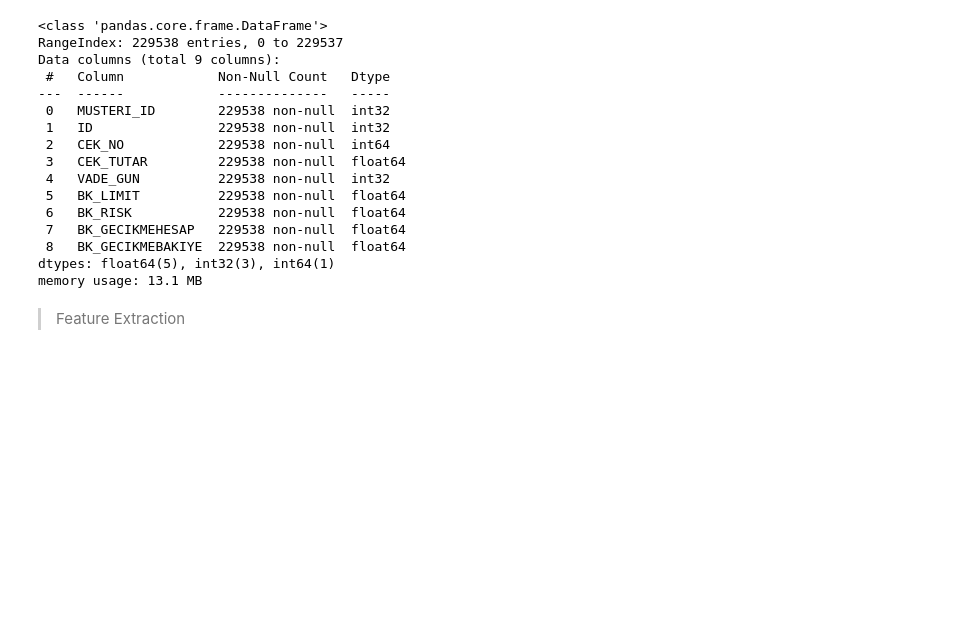
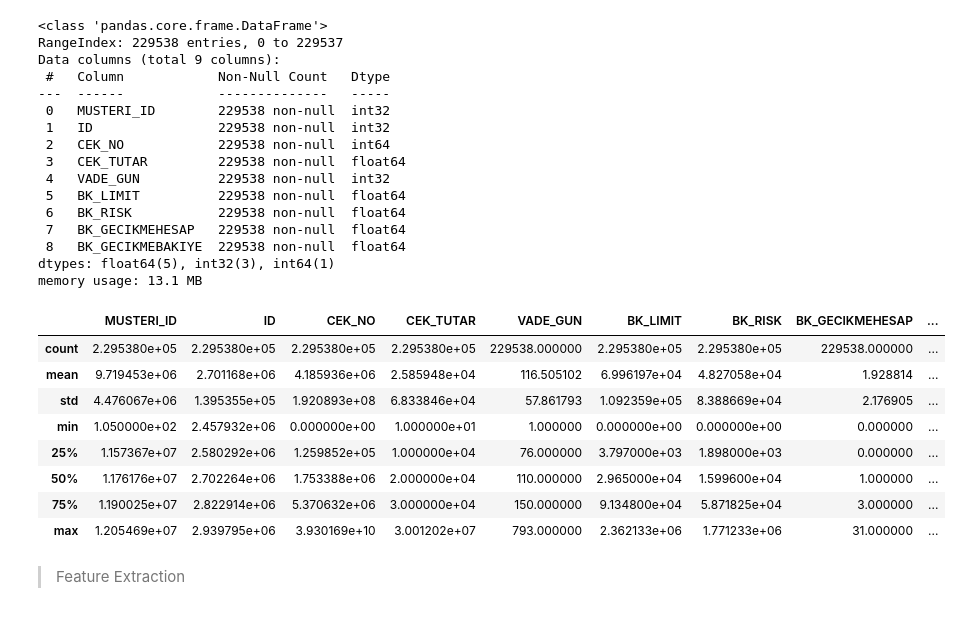
Before and after one commit to EmirhanServeren/factoring-customer-segmentation, a Jupyter notebook: segmentation.ipynb, the cells around one changed output. Drawn from its saved outputs; the diff is of its cells as text; code cells hidden in the pictures; blank space fills up the shorter version.

```diff
--- a/segmentation.ipynb
+++ b/segmentation.ipynb
@@ -317,5 +317,17 @@ Data columns (total 9 columns):
  8   BK_GECIKMEBAKIYE  229538 non-null  float64
 dtypes: float64(5), int32(3), int64(1)
 memory usage: 13.1 MB
+# %%
+g_company_type_df.describe()    # to see the statistical summary of the data
+# %% [output]
+|  | MUSTERI_ID | ID | CEK_NO | CEK_TUTAR | VADE_GUN | BK_LIMIT | BK_RISK | BK_GECIKMEHESAP | ... |
+| count | 2.295380e+05 | 2.295380e+05 | 2.295380e+05 | 2.295380e+05 | 229538.000000 | 2.295380e+05 | 2.295380e+05 | 229538.000000 | ... |
+| mean | 9.719453e+06 | 2.701168e+06 | 4.185936e+06 | 2.585948e+04 | 116.505102 | 6.996197e+04 | 4.827058e+04 | 1.928814 | ... |
+| std | 4.476067e+06 | 1.395355e+05 | 1.920893e+08 | 6.833846e+04 | 57.861793 | 1.092359e+05 | 8.388669e+04 | 2.176905 | ... |
+| min | 1.050000e+02 | 2.457932e+06 | 0.000000e+00 | 1.000000e+01 | 1.000000 | 0.000000e+00 | 0.000000e+00 | 0.000000 | ... |
+| 25% | 1.157367e+07 | 2.580292e+06 | 1.259852e+05 | 1.000000e+04 | 76.000000 | 3.797000e+03 | 1.898000e+03 | 0.000000 | ... |
+| 50% | 1.176176e+07 | 2.702264e+06 | 1.753388e+06 | 2.000000e+04 | 110.000000 | 2.965000e+04 | 1.599600e+04 | 1.000000 | ... |
+| 75% | 1.190025e+07 | 2.822914e+06 | 5.370632e+06 | 3.000000e+04 | 150.000000 | 9.134800e+04 | 5.871825e+04 | 3.000000 | ... |
+| max | 1.205469e+07 | 2.939795e+06 | 3.930169e+10 | 3.001202e+07 | 793.000000 | 2.362133e+06 | 1.771233e+06 | 31.000000 | ... |
 # %% [markdown]
 > Feature Extraction
```
Also changed, not shown: parts of 8 cells of this notebook.
